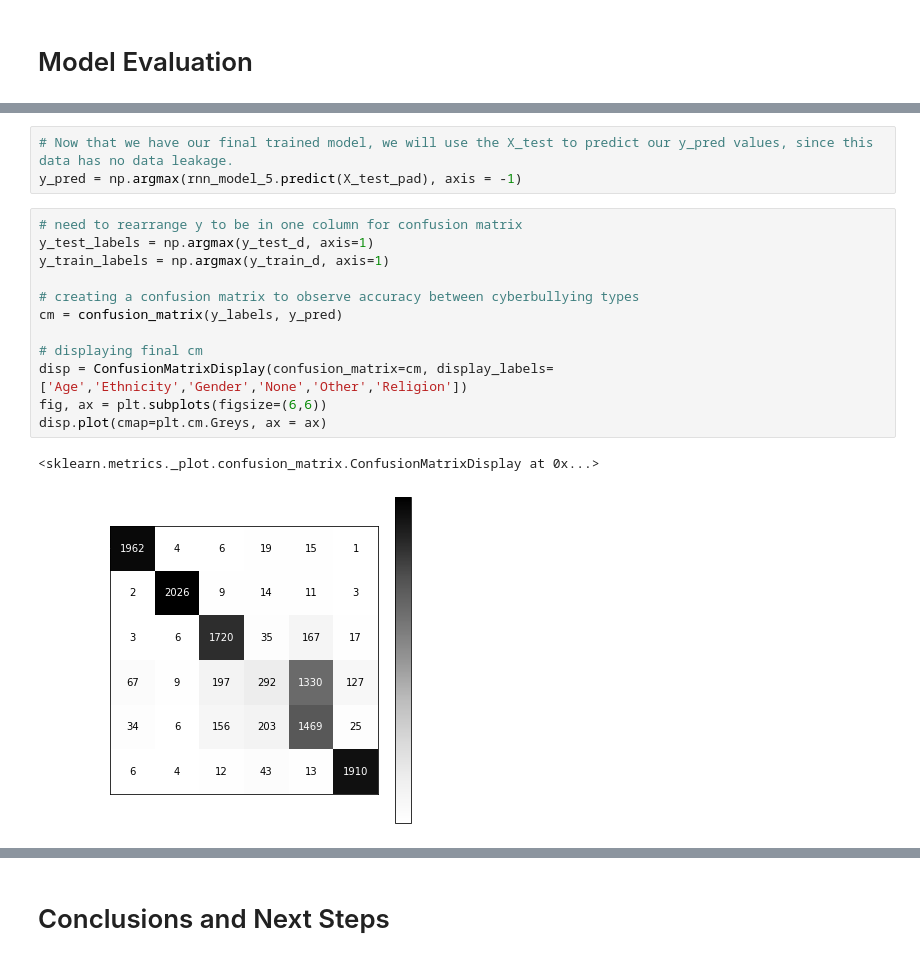
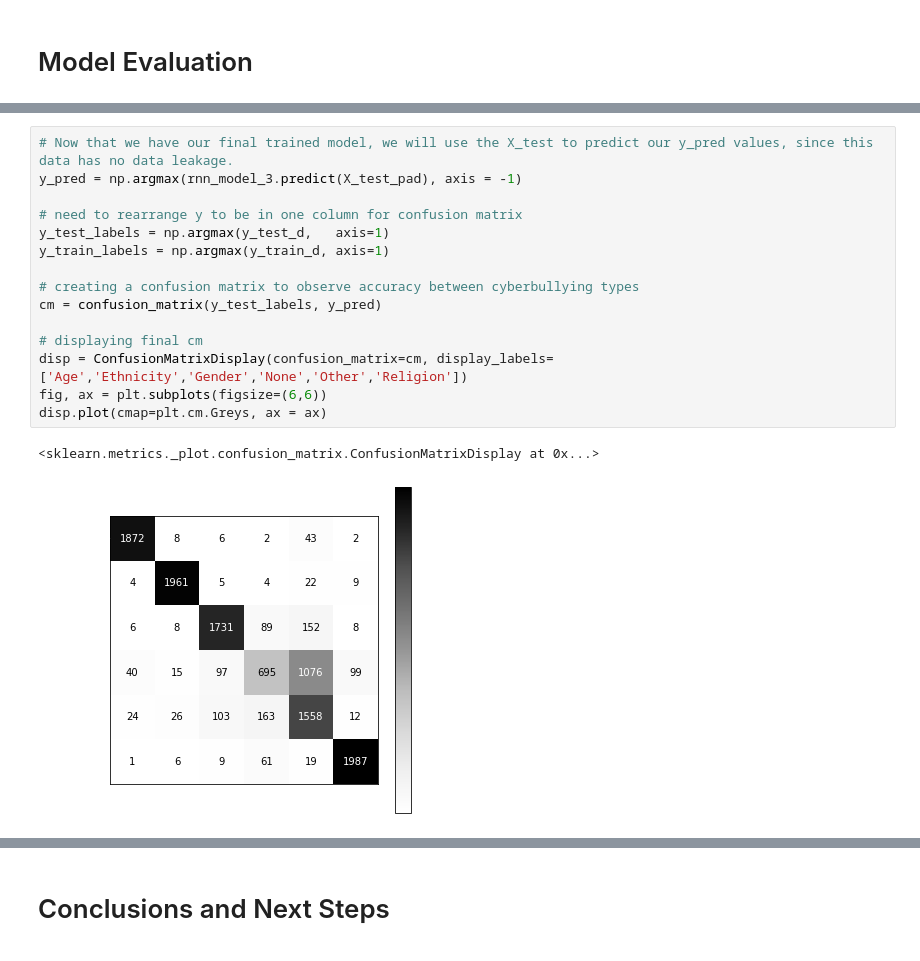
Before and after one commit to sabinabains/dsc-phase-4-project, a Jupyter notebook: dsc-phase-4-project 8.1.22.ipynb, the cells around one changed output, grey strips where cells are left out. Drawn from its saved outputs; the diff is of its cells as text.

```diff
--- a/dsc-phase-4-project 8.1.22.ipynb
+++ b/dsc-phase-4-project 8.1.22.ipynb
@@ -655,18 +662,18 @@ plt.show()
 # %%
 # Now that we have our final trained model, we will use the X_test to predict our y_pred values, since this data has no data leakage.
-y_pred = np.argmax(rnn_model_5.predict(X_test_pad), axis = -1)
+y_pred = np.argmax(rnn_model_3.predict(X_test_pad), axis = -1)
+
+# need to rearrange y to be in one column for confusion matrix
+y_test_labels = np.argmax(y_test_d,   axis=1)
+y_train_labels = np.argmax(y_train_d, axis=1)
+
+# creating a confusion matrix to observe accuracy between cyberbullying types
+cm = confusion_matrix(y_test_labels, y_pred)
+
+# displaying final cm
+disp = ConfusionMatrixDisplay(confusion_matrix=cm, display_labels=['Age','Ethnicity','Gender','None','Other','Religion'])
+fig, ax = plt.subplots(figsize=(6,6))
+disp.plot(cmap=plt.cm.Greys, ax = ax)
+# %% [output]
+<sklearn.metrics._plot.confusion_matrix.ConfusionMatrixDisplay at 0x...>
+[figure, added]
-# %%
-# need to rearrange y to be in one column for confusion matrix
-y_test_labels = np.argmax(y_test_d, axis=1)
-y_train_labels = np.argmax(y_train_d, axis=1)
-
-# creating a confusion matrix to observe accuracy between cyberbullying types
-cm = confusion_matrix(y_labels, y_pred)
-
-# displaying final cm
-disp = ConfusionMatrixDisplay(confusion_matrix=cm, display_labels=['Age','Ethnicity','Gender','None','Other','Religion'])
-fig, ax = plt.subplots(figsize=(6,6))
-disp.plot(cmap=plt.cm.Greys, ax = ax)
-# %% [output]
-<sklearn.metrics._plot.confusion_matrix.ConfusionMatrixDisplay at 0x...>
-[figure, removed]
```
Also changed, not shown: parts of 37 cells of this notebook, 3 other files.
